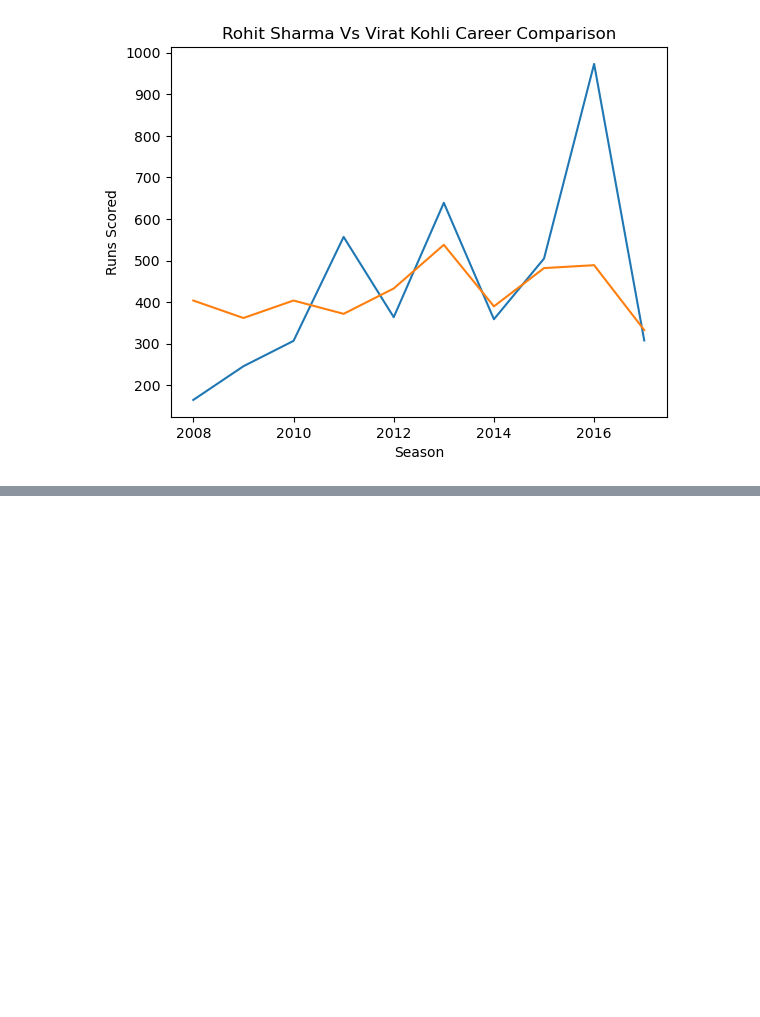
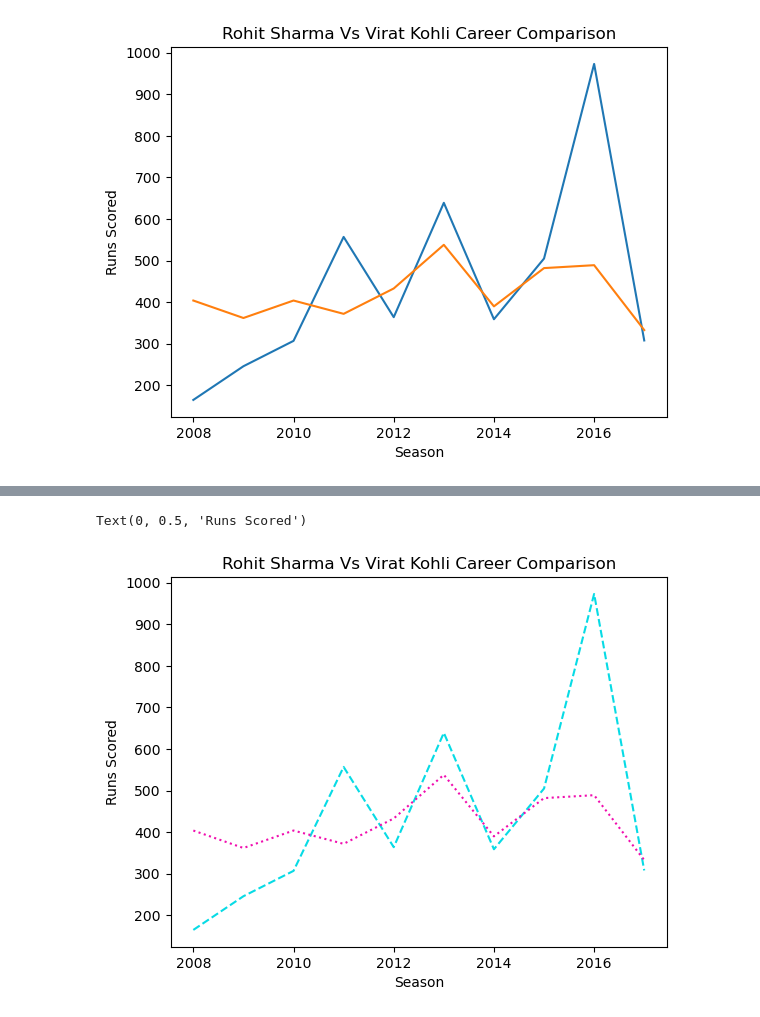
Before and after one commit to shafaq-aslam/matplotlib-lab, a Jupyter notebook: Basic Matplotlib/Matplotlib_basics.ipynb, the cells around one changed output, grey strips where cells are left out. Saved outputs shown, nothing was run; the diff lists cells and outputs as text; code cells hidden in the pictures; blank space fills up the shorter version.

```diff
--- a/Basic Matplotlib/Matplotlib_basics.ipynb
+++ b/Basic Matplotlib/Matplotlib_basics.ipynb
@@ -71,0 +93,13 @@ Text(0, 0.5, 'Runs Scored')
+# %%
+# line style
+plt.plot(batsman['index'], batsman['V Kohli'], color ='#07DBE5', linestyle = 'dashed')
+plt.plot(batsman['index'], batsman['RG Sharma'], color = '#F00EAF', linestyle = 'dotted')
+
+plt.title('Rohit Sharma Vs Virat Kohli Career Comparison')
+plt.xlabel('Season')
+plt.ylabel('Runs Scored')
+
+# line styles: dashed, dotted, dashdot, etc.
+# %% [output]
+Text(0, 0.5, 'Runs Scored')
+[figure, added]
```
Also changed, not shown: parts of 5 cells of this notebook.
